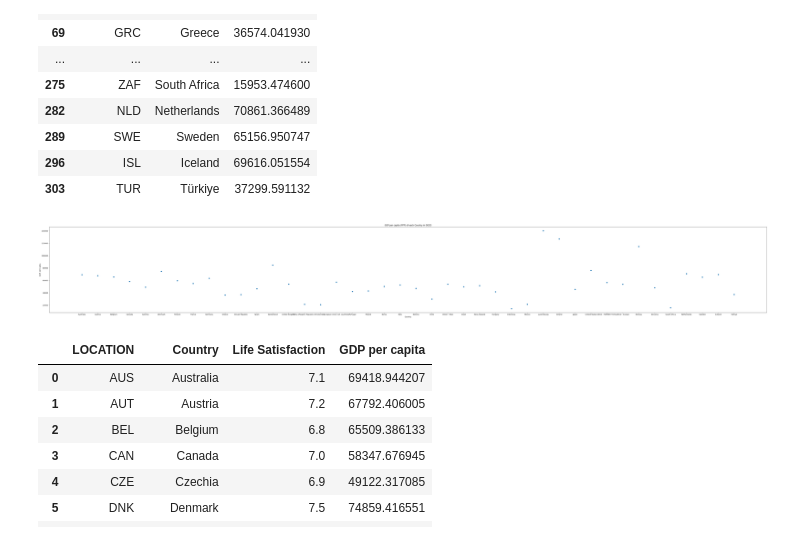
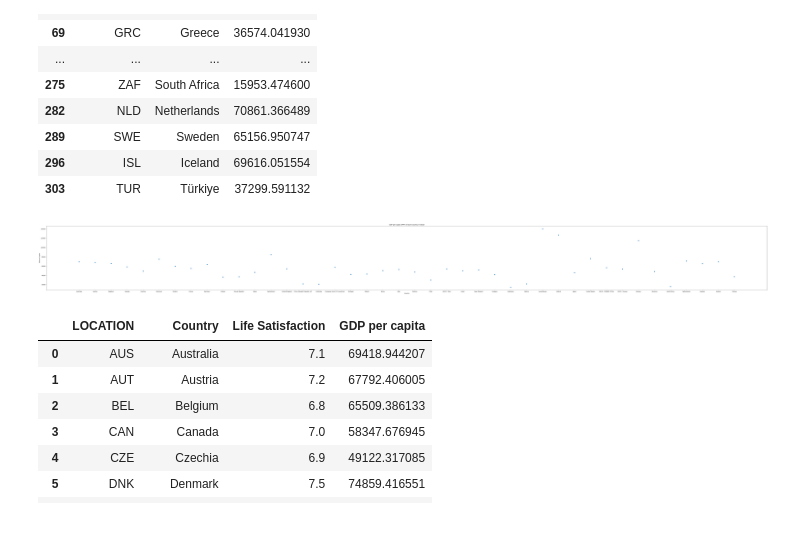
Before and after one commit to Somanath-codes/Learning-Machine-Learning-, a Jupyter notebook: ML folder/interesting.ipynb, the cells around one changed output. Drawn from its saved outputs; the diff is of its cells as text; code cells hidden in the pictures.

```diff
--- a/ML folder/interesting.ipynb
+++ b/ML folder/interesting.ipynb
@@ -134,19 +134,19 @@ oecd_final2
 # %%
 x=oecd_final2["Country"]
 y=oecd_final2["Value"]
 
-plt.figure(figsize=(100, 8))
+plt.figure(figsize=(80, 8))
 
 plt.xlabel("Country")
 plt.ylabel("GDP per Capita")
 
 plt.title("GDP per capita (PPP) of each Country in OECD")
 
 plt.scatter(x,y)
 plt.tight_layout()
 plt.show()
 # %% [output]
-[figure, old version]
+[figure, new version]
 # %%
 final_df=pd.merge(oecd_final1,oecd_final2,on="LOCATION",how="inner")
 final_df.drop("Country_y",axis=1,inplace=True)
```
Also changed, not shown: parts of 4 cells of this notebook.
